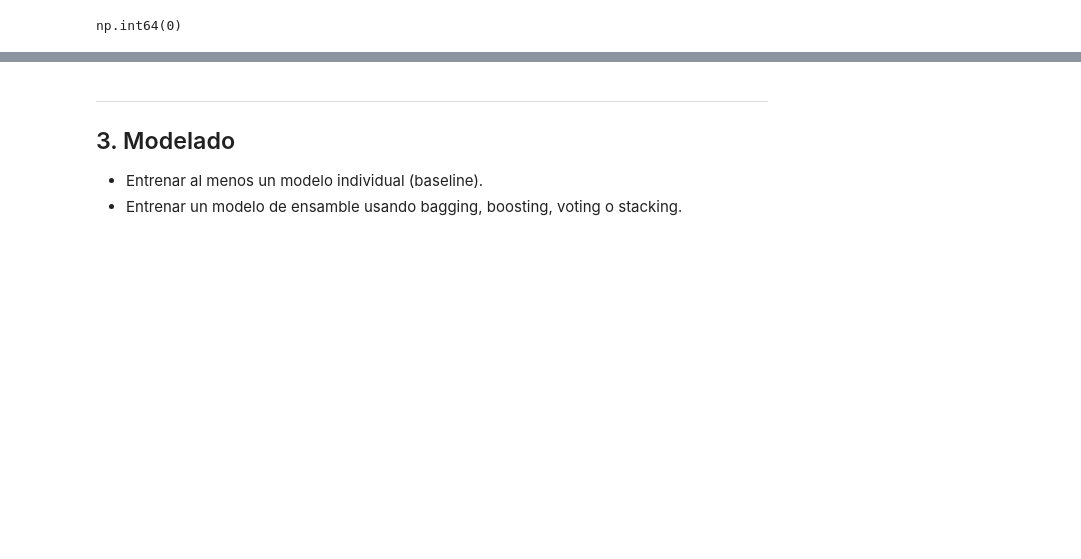
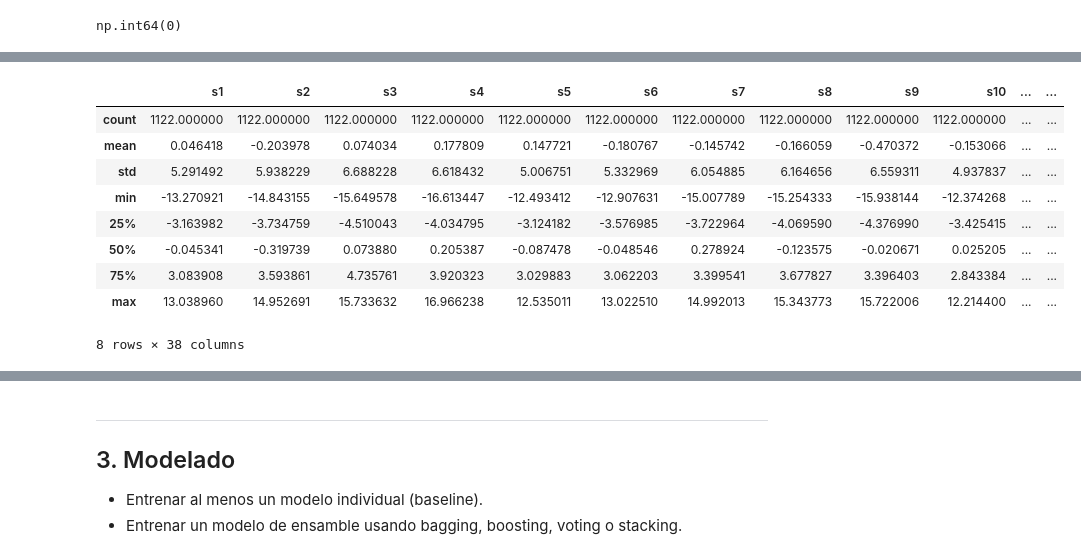
Before and after one commit to Frafcis/Deep_learning_UBB, a Jupyter notebook: Tarea1_DL.ipynb, the cells around one changed output, grey strips where cells are left out. Saved outputs shown, nothing was run; the diff lists cells and outputs as text; code cells hidden in the pictures; blank space fills up the shorter version.

```diff
--- a/Tarea1_DL.ipynb
+++ b/Tarea1_DL.ipynb
@@ -124,0 +270,4 @@ Transformación a datos numéricos, eliminación de columnas redundantes, imputa
+# %%
+X = df_v3.drop('quality_score', axis=1)
+y = df_v3['quality_score']
+X_train, X_test, y_train, y_test = train_test_split(X, y, test_size=0.2, random_state=42)
@@ -124,0 +346,16 @@ Transformación a datos numéricos, eliminación de columnas redundantes, imputa
+# %%
+imputer = SimpleImputer(missing_values=np.nan, strategy='mean')
+
+array_train_imputado = imputer.fit_transform(X_train_v2)
+array_test_imputado = imputer.transform(X_test_v2)
+
+
+X_train_v3 = pd.DataFrame(array_train_imputado,
+                       columns=X_train_v2.columns,
+                       index=X_train_v2.index)
+
+X_test_v3 = pd.DataFrame(array_test_imputado,
+                      columns=X_test_v2.columns,
+                      index=X_test_v2.index)
+
+X_train_v3.isnull().sum(),X_test_v3.isnull().sum()
@@ -124,0 +446,13 @@ Transformación a datos numéricos, eliminación de columnas redundantes, imputa
+# %%
+X_test_v3.describe()
+# %% [output]
+|  | s1 | s2 | s3 | s4 | s5 | s6 | s7 | s8 | s9 | s10 | ... | ... |
+| count | 1122.000000 | 1122.000000 | 1122.000000 | 1122.000000 | 1122.000000 | 1122.000000 | 1122.000000 | 1122.000000 | 1122.000000 | 1122.000000 | ... | ... |
+| mean | 0.046418 | -0.203978 | 0.074034 | 0.177809 | 0.147721 | -0.180767 | -0.145742 | -0.166059 | -0.470372 | -0.153066 | ... | ... |
+| std | 5.291492 | 5.938229 | 6.688228 | 6.618432 | 5.006751 | 5.332969 | 6.054885 | 6.164656 | 6.559311 | 4.937837 | ... | ... |
+| min | -13.270921 | -14.843155 | -15.649578 | -16.613447 | -12.493412 | -12.907631 | -15.007789 | -15.254333 | -15.938144 | -12.374268 | ... | ... |
+| 25% | -3.163982 | -3.734759 | -4.510043 | -4.034795 | -3.124182 | -3.576985 | -3.722964 | -4.069590 | -4.376990 | -3.425415 | ... | ... |
+| 50% | -0.045341 | -0.319739 | 0.073880 | 0.205387 | -0.087478 | -0.048546 | 0.278924 | -0.123575 | -0.020671 | 0.025205 | ... | ... |
+| 75% | 3.083908 | 3.593861 | 4.735761 | 3.920323 | 3.029883 | 3.062203 | 3.399541 | 3.677827 | 3.396403 | 2.843384 | ... | ... |
+| max | 13.038960 | 14.952691 | 15.733632 | 16.966238 | 12.535011 | 13.022510 | 14.992013 | 15.343773 | 15.722006 | 12.214400 | ... | ... |
+8 rows × 38 columns
```
Also changed, not shown: parts of 40 cells of this notebook.
